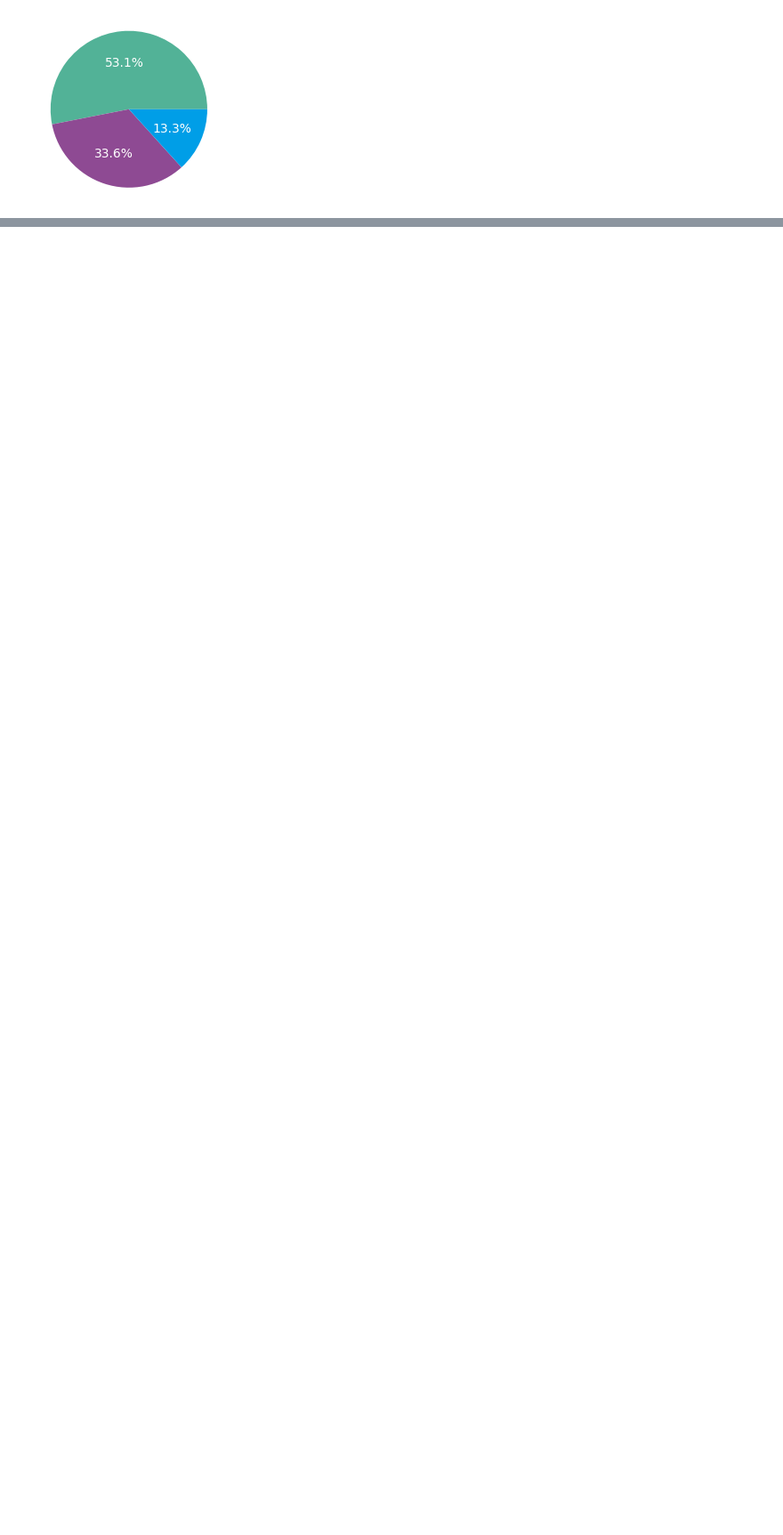
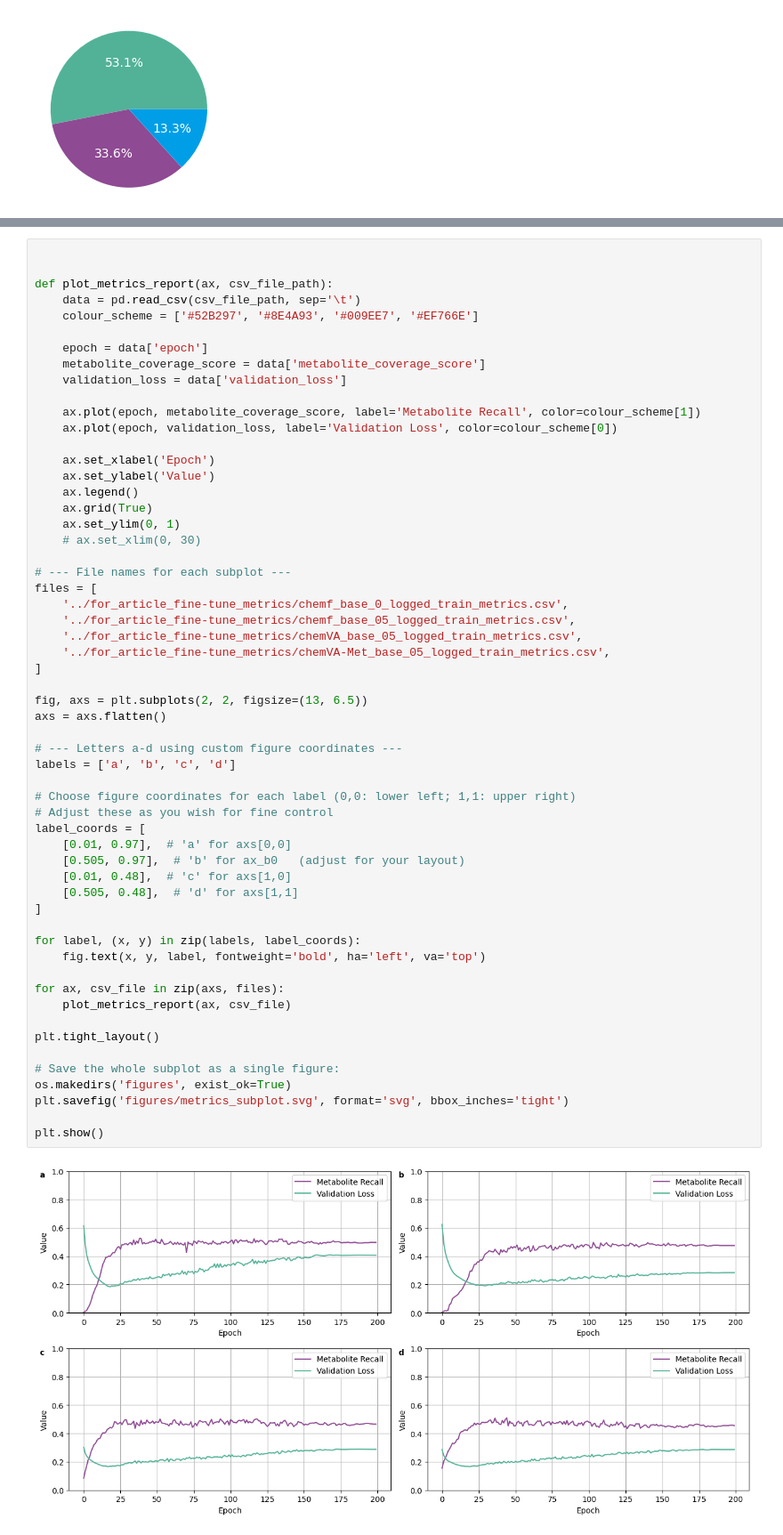
Before and after one commit to tsofiac/LAGOM, a Jupyter notebook: for_article/data_analysis_plots_article.ipynb, the cells around one changed output, grey strips where cells are left out. Shown at 89% size. Drawn from its saved outputs; the diff is of its cells as text; blank space fills up the shorter version.

```diff
--- a/for_article/data_analysis_plots_article.ipynb
+++ b/for_article/data_analysis_plots_article.ipynb
@@ -412,0 +425,59 @@ plot_metrics_report(file, 'metrics_base_rand') #epoch 52
+# %%
+
+
+def plot_metrics_report(ax, csv_file_path):
+    data = pd.read_csv(csv_file_path, sep='\t')
+    colour_scheme = ['#52B297', '#8E4A93', '#009EE7', '#EF766E']
+
+    epoch = data['epoch']
+    metabolite_coverage_score = data['metabolite_coverage_score']
+    validation_loss = data['validation_loss']
+
+    ax.plot(epoch, metabolite_coverage_score, label='Metabolite Recall', color=colour_scheme[1])
+    ax.plot(epoch, validation_loss, label='Validation Loss', color=colour_scheme[0])
+
+    ax.set_xlabel('Epoch')
+    ax.set_ylabel('Value')
+    ax.legend()
+    ax.grid(True)
+    ax.set_ylim(0, 1)
+    # ax.set_xlim(0, 30)
+
+# --- File names for each subplot ---
+files = [
+    '../for_article_fine-tune_metrics/chemf_base_0_logged_train_metrics.csv',
+    '../for_article_fine-tune_metrics/chemf_base_05_logged_train_metrics.csv',
+    '../for_article_fine-tune_metrics/chemVA_base_05_logged_train_metrics.csv',
+    '../for_article_fine-tune_metrics/chemVA-Met_base_05_logged_train_metrics.csv',
+]
+
+fig, axs = plt.subplots(2, 2, figsize=(13, 6.5))
+axs = axs.flatten()
+
+# --- Letters a-d using custom figure coordinates ---
+labels = ['a', 'b', 'c', 'd']
+
+# Choose figure coordinates for each label (0,0: lower left; 1,1: upper right)
+# Adjust these as you wish for fine control
+label_coords = [
+    [0.01, 0.97],  # 'a' for axs[0,0]
+    [0.505, 0.97],  # 'b' for ax_b0   (adjust for your layout)
+    [0.01, 0.48],  # 'c' for axs[1,0]
+    [0.505, 0.48],  # 'd' for axs[1,1]
+]
+
+for label, (x, y) in zip(labels, label_coords):
+    fig.text(x, y, label, fontweight='bold', ha='left', va='top')
+
+for ax, csv_file in zip(axs, files):
+    plot_metrics_report(ax, csv_file)
+
+plt.tight_layout()
+
+# Save the whole subplot as a single figure:
+os.makedirs('figures', exist_ok=True)
+plt.savefig('figures/metrics_subplot.svg', format='svg', bbox_inches='tight')
+
+plt.show()
+# %% [output]
+[figure, added]
```
Also changed, not shown: parts of 7 cells of this notebook.
